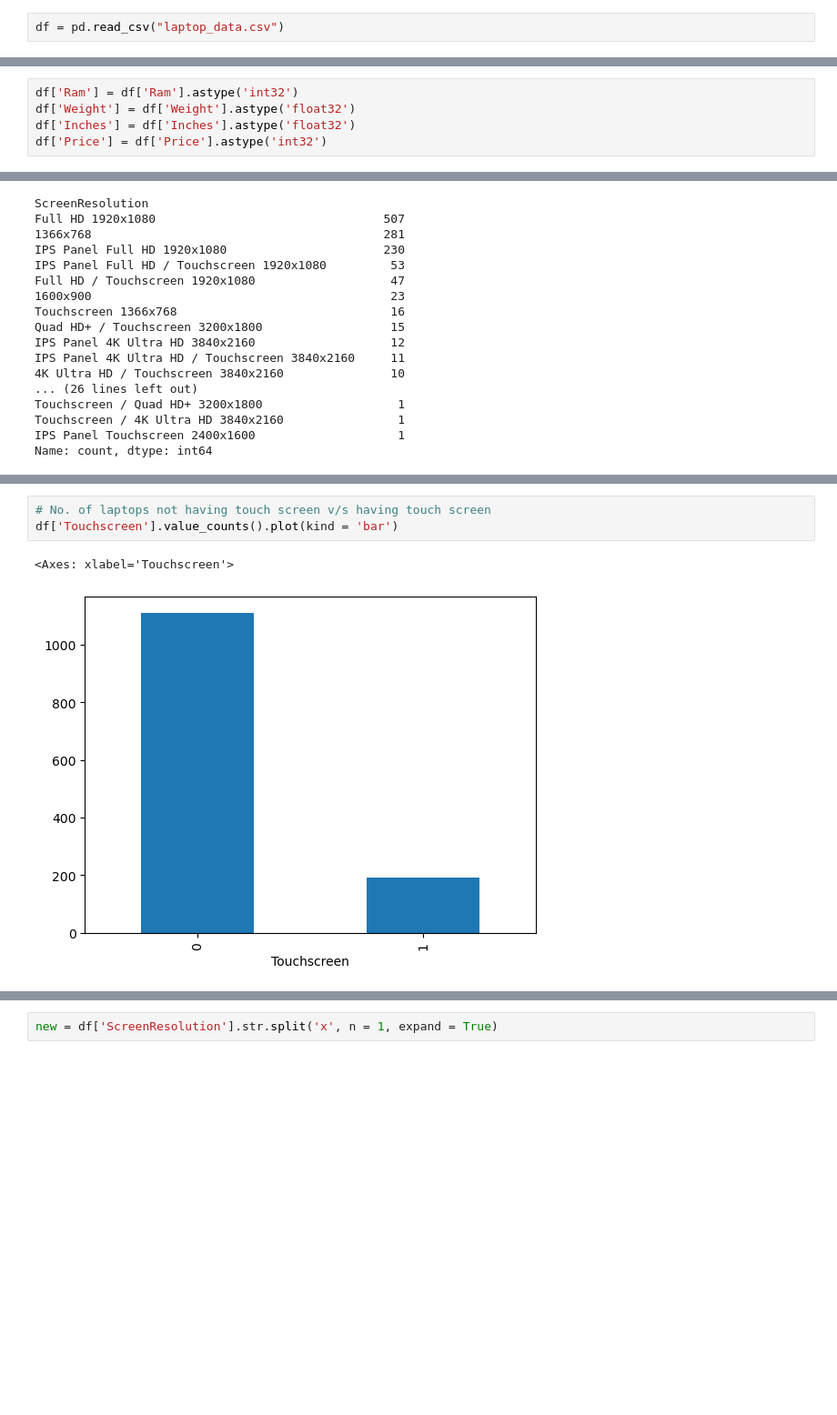
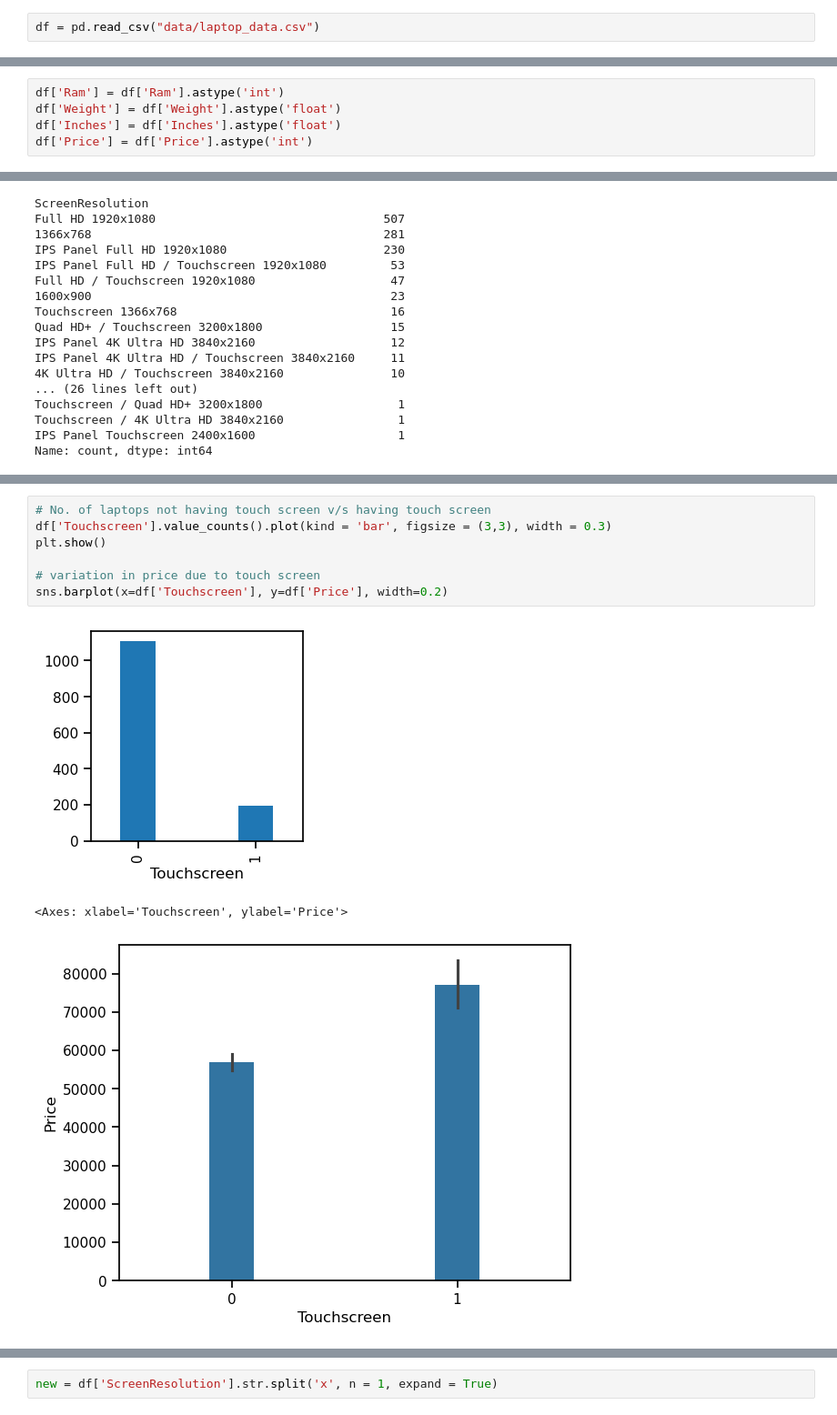
Before and after one commit to roysaikat200/Laptop-Price-Prediction, a Jupyter notebook: Laptop_Price_Prediction_Data_Analysis.ipynb, the cells around one changed output, grey strips where cells are left out. Shown at 91% size. Drawn from its saved outputs; the diff is of its cells as text; blank space fills up the shorter version.

```diff
--- a/Laptop_Price_Prediction_Data_Analysis.ipynb
+++ b/Laptop_Price_Prediction_Data_Analysis.ipynb
@@ -4,5 +8,5 @@ import pandas as pd
 # %%
-df = pd.read_csv("laptop_data.csv")
+df = pd.read_csv("data/laptop_data.csv")
 # %%
 df
 # %% [output]
@@ -53,8 +110,8 @@ df.drop(columns = ['Unnamed: 0'], inplace = True)
 df['Ram'] = df['Ram'].str.replace('GB', '')
 df['Weight'] = df['Weight'].str.replace('kg', '')
 # %%
-df['Ram'] = df['Ram'].astype('int32')
-df['Weight'] = df['Weight'].astype('float32')
-df['Inches'] = df['Inches'].astype('float32')
-df['Price'] = df['Price'].astype('int32')
+df['Ram'] = df['Ram'].astype('int')
+df['Weight'] = df['Weight'].astype('float')
+df['Inches'] = df['Inches'].astype('float')
+df['Price'] = df['Price'].astype('int')
 # %%
@@ -152,6 +190,11 @@ df.sample(5)
 # %%
 # No. of laptops not having touch screen v/s having touch screen
-df['Touchscreen'].value_counts().plot(kind = 'bar')
+df['Touchscreen'].value_counts().plot(kind = 'bar', figsize = (3,3), width = 0.3)
+plt.show()
+
+# variation in price due to touch screen
+sns.barplot(x=df['Touchscreen'], y=df['Price'], width=0.2)
 # %% [output]
+[figure, new version]
-<Axes: xlabel='Touchscreen'>
+<Axes: xlabel='Touchscreen', ylabel='Price'>
-[figure, old version]
+[figure, added]
```
Also changed, not shown: parts of 81 cells of this notebook, 4 other files.
